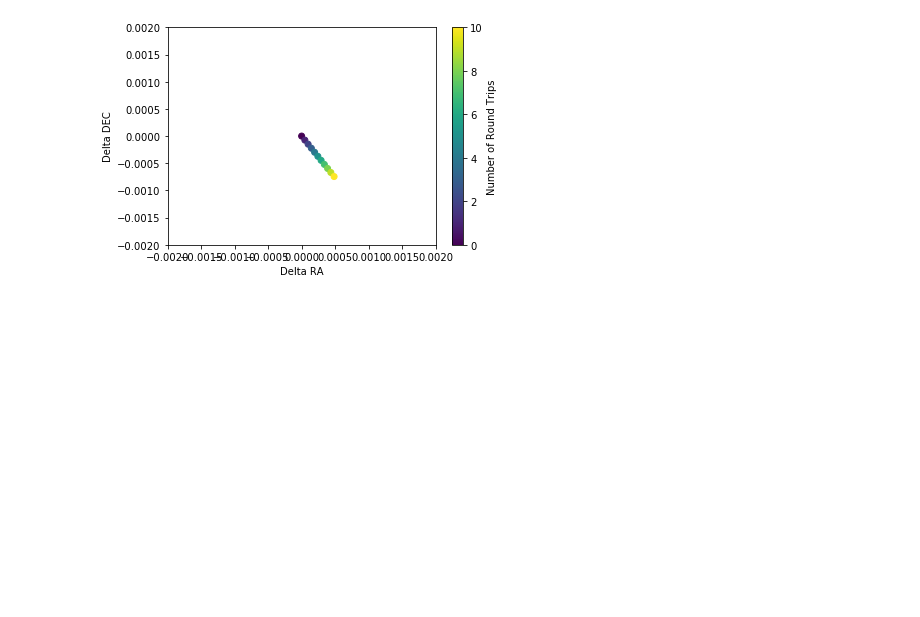
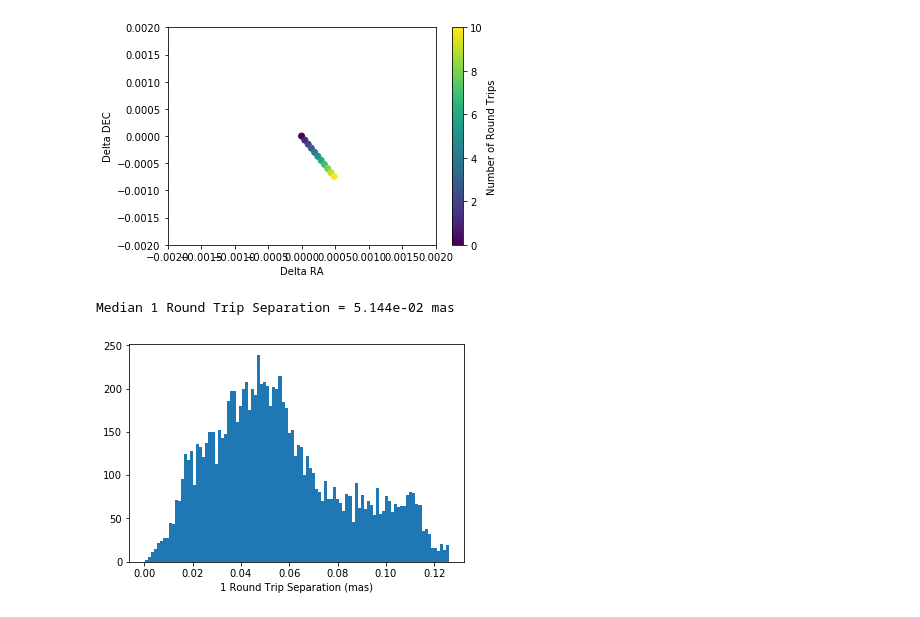
Before and after one commit to lsst-sitcom/notebooks, a Jupyter notebook: round_trip_astrometry.ipynb, the cells around one changed output. Saved outputs shown, nothing was run; the diff lists cells and outputs as text; code cells hidden in the pictures; blank space fills up the shorter version.

```diff
--- a/round_trip_astrometry.ipynb
+++ b/round_trip_astrometry.ipynb
@@ -66,6 +87,14 @@ for ii in range(0, n):
     round_trip_dec_array[ii] = dec_array[0]
     round_trip_delta_ra_array[ii] = ra_array[1] - ra_array[0]
     round_trip_delta_dec_array[ii] = dec_array[1] - dec_array[0]
+# %%
+plt.figure()
+plt.hist(1000. * round_trip_separation_array, bins=100)
+plt.xlabel('1 Round Trip Separation (mas)')
+print('Median 1 Round Trip Separation = %.3e mas'%(1000. * np.median(round_trip_separation_array)))
+# %% [output]
+Median 1 Round Trip Separation = 5.144e-02 mas
+[figure, added]
 # %%
 plt.figure()
 plt.scatter(pixel_x_array, pixel_y_array, c=1000. * round_trip_separation_array, s=10)
```
Also changed, not shown: parts of 11 cells of this notebook.
